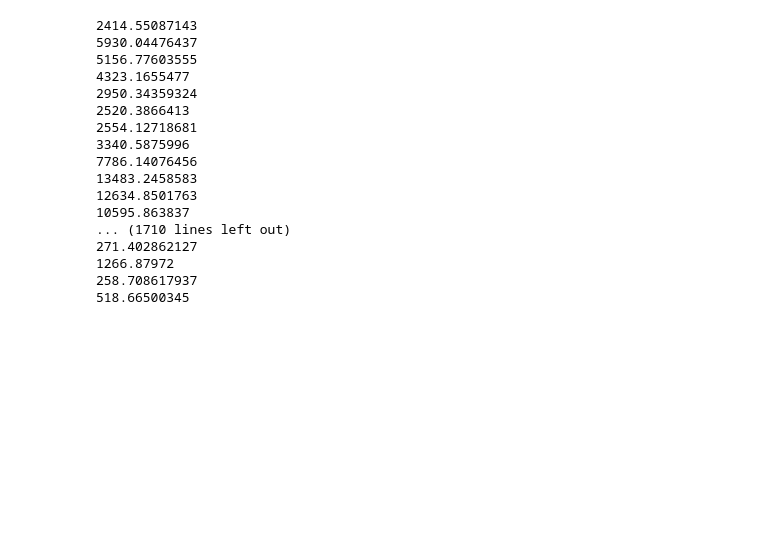
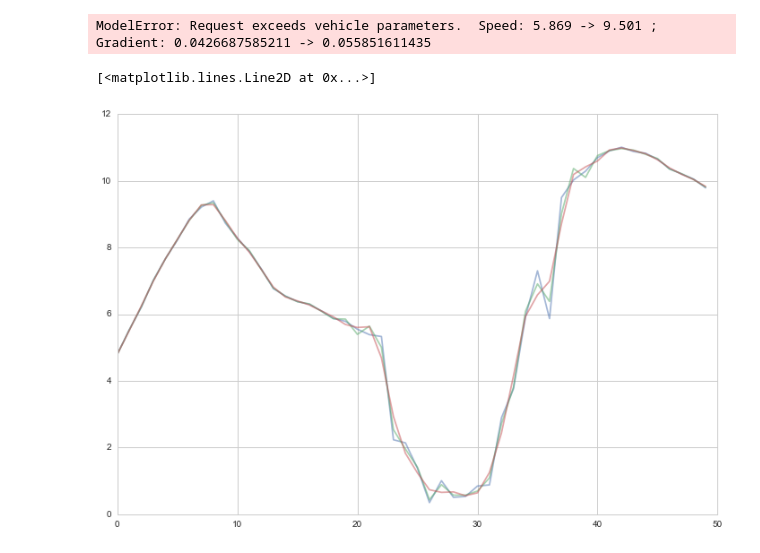
Before and after one commit to astyler/scratch, a Jupyter notebook: Hybrid Py Testing.ipynb, the cells around one changed output. Cells and saved outputs as stored; diff of their text form; code cells hidden in the pictures; blank space fills up the shorter version.

Commit message:
filtering speed and model testing

```diff
--- a/Hybrid Py Testing.ipynb
+++ b/Hybrid Py Testing.ipynb
@@ -9,24 +9,18 @@ sns.set_style('whitegrid')
 from hybridpy.learning import dynamicprogramming
 from hybridpy.dataset import triploader
 # %%
-trip = triploader.load('/Users/astyler/projects/ChargeCarData/thor/thor20100226_0.csv')
-controls = [0, 5000, 10000, 15000, 20000, 25000, 30000, 35000]
-v, q = dynamicprogramming.compute(trip=trip, controls=controls)
+trip = triploader.load('/Users/astyler/projects/ChargeCarData/illah/illah20110113_0.csv')
+controls = [0, 5000, 10000, 15000, 20000, 25000, 35000]
+v, q, p, tp = dynamicprogramming.compute(trip=trip, controls=controls, soc_states=50)
-# %% [output]
-2414.55087143
-5930.04476437
-5156.77603555
-4323.1655477
-2950.34359324
-2520.3866413
-2554.12718681
-3340.5875996
-7786.14076456
-13483.2458583
-12634.8501763
-10595.863837
-... (1710 lines left out)
-271.402862127
-1266.87972
-258.708617937
-518.66500345
+# %%
+from rcanalytics import carmodel
+rcpowers = []
+for t in xrange(len(trip)-1):
+    state = trip.iloc[t]
+    nextstate = trip.iloc[t+1]
+    power, _ = carmodel.get_model_output(gradient_init = state.Gradient, speed_init=state.Speed,
+                                      gradient_final = nextstate.Gradient, speed_final=nextstate.Speed,
+                                      time_period=1.0, mode=0)
+    rcpowers.append(power)
+# %% [output]
+ModelError: Request exceeds vehicle parameters.  Speed: 5.869 -> 9.501 ; Gradient: 0.0426687585211 -> 0.055851611435
@@ -32,0 +29,12 @@ v, q = dynamicprogramming.compute(trip=trip, controls=controls)
+# %%
+plt.figure(figsize=(12,8))
+plt.plot(trip.Speed.iloc[0:50], alpha=0.5)
+b, a = butter(2, 0.8)
+speed = filtfilt(b, a, trip.Speed)
+plt.plot(speed[0:50], alpha=0.5)
+b, a = butter(2, 0.6)
+speed = filtfilt(b, a, trip.Speed)
+plt.plot(speed[0:50], alpha=0.5)
+# %% [output]
+[<matplotlib.lines.Line2D at 0x...>]
+[figure, added]
```
Also changed, not shown: parts of 17 cells of this notebook.
